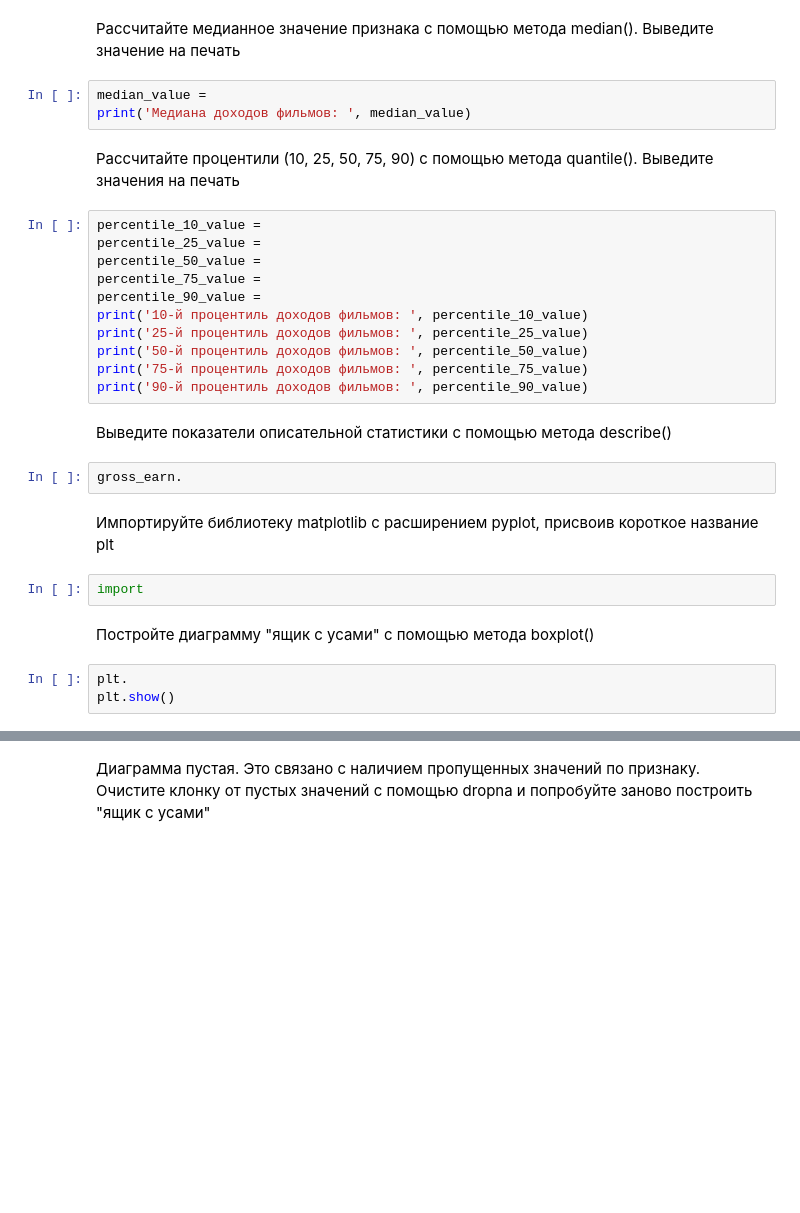
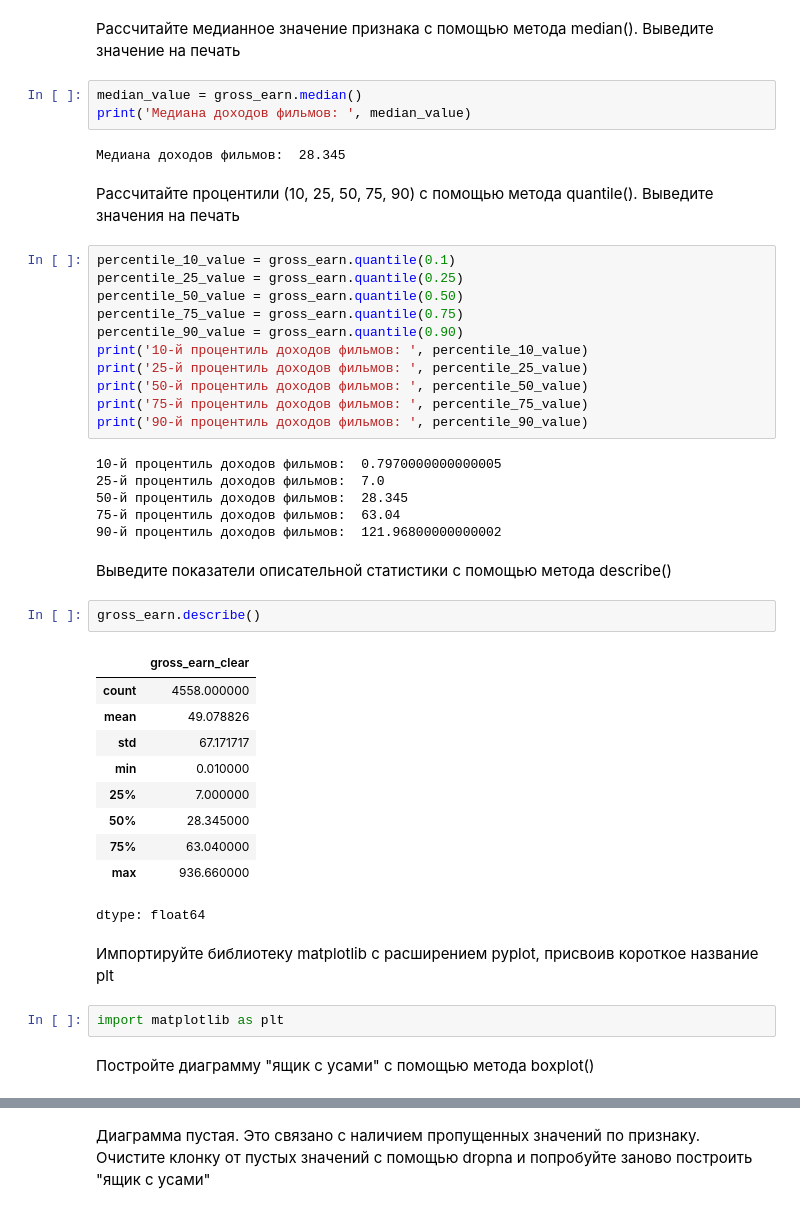
Before and after one commit to moneymisha/parser, a Jupyter notebook: Агеев Михаил Михайлович_Задание_Разведочный_анализ.ipynb, the cells around one changed output, grey strips where cells are left out. Drawn from its saved outputs; the diff is of its cells as text; blank space fills up the shorter version.

```diff
--- a/Агеев Михаил Михайлович_Задание_Разведочный_анализ.ipynb
+++ b/Агеев Михаил Михайлович_Задание_Разведочный_анализ.ipynb
@@ -117,31 +171,47 @@ print('Средний доход с фильма: ', mean_value)
 # %% [markdown]
 Рассчитайте медианное значение признака с помощью метода median(). Выведите значение на печать
 # %%
-median_value =
+median_value = gross_earn.median()
 print('Медиана доходов фильмов: ', median_value)
+# %% [output]
+Медиана доходов фильмов:  28.345
 # %% [markdown]
 Рассчитайте процентили (10, 25, 50, 75, 90) с помощью метода quantile(). Выведите значения на печать
 # %%
-percentile_10_value =
-percentile_25_value =
-percentile_50_value =
-percentile_75_value =
-percentile_90_value =
+percentile_10_value = gross_earn.quantile(0.1)
+percentile_25_value = gross_earn.quantile(0.25)
+percentile_50_value = gross_earn.quantile(0.50)
+percentile_75_value = gross_earn.quantile(0.75)
+percentile_90_value = gross_earn.quantile(0.90)
 print('10-й процентиль доходов фильмов: ', percentile_10_value)
 print('25-й процентиль доходов фильмов: ', percentile_25_value)
 print('50-й процентиль доходов фильмов: ', percentile_50_value)
 print('75-й процентиль доходов фильмов: ', percentile_75_value)
 print('90-й процентиль доходов фильмов: ', percentile_90_value)
+# %% [output]
+10-й процентиль доходов фильмов:  0.7970000000000005
+25-й процентиль доходов фильмов:  7.0
+50-й процентиль доходов фильмов:  28.345
+75-й процентиль доходов фильмов:  63.04
+90-й процентиль доходов фильмов:  121.96800000000002
 # %% [markdown]
 Выведите показатели описательной статистики с помощью метода describe()
 # %%
-gross_earn.
+gross_earn.describe()
+# %% [output]
+|  | gross_earn_clear |
+| count | 4558.000000 |
+| mean | 49.078826 |
+| std | 67.171717 |
+| min | 0.010000 |
+| 25% | 7.000000 |
+| 50% | 28.345000 |
+| 75% | 63.040000 |
+| max | 936.660000 |
+dtype: float64
 # %% [markdown]
 Импортируйте библиотеку matplotlib с расширением pyplot, присвоив короткое название plt
-# %%
-import
+# %%
+import matplotlib as plt
 # %% [markdown]
 Постройте диаграмму "ящик с усами" с помощью метода boxplot()
-# %%
-plt.
-plt.show()
```
Also changed, not shown: parts of 18 cells of this notebook.
